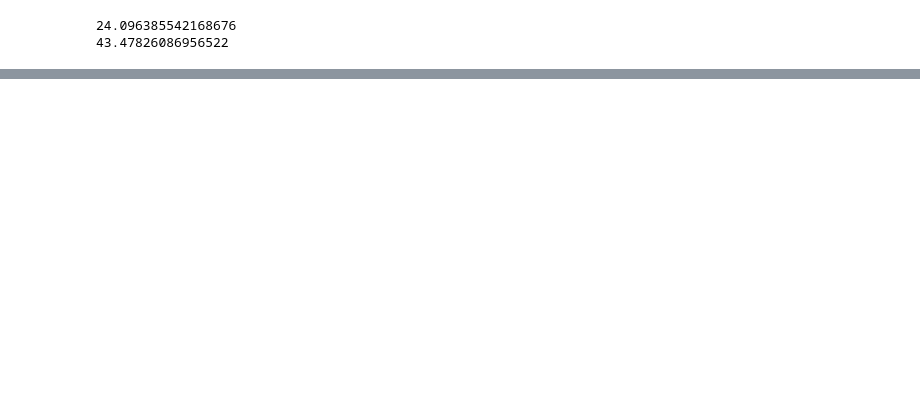
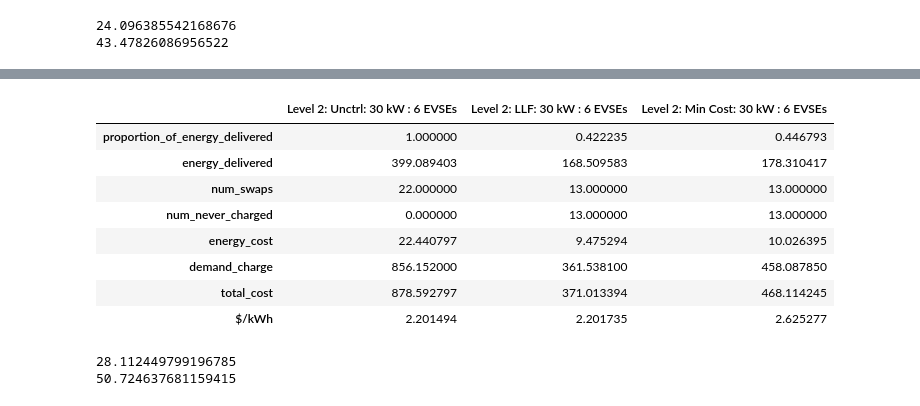
Before and after one commit to kamareee/acn-ev-simulation, a Jupyter notebook: Simulation_6_EV_charger.ipynb, the cells around one changed output, grey strips where cells are left out. Saved outputs shown, nothing was run; the diff lists cells and outputs as text; code cells hidden in the pictures; blank space fills up the shorter version.

Commit message:
Added modified module for simulation.

```diff
--- a/Simulation_6_EV_charger.ipynb
+++ b/Simulation_6_EV_charger.ipynb
@@ -127,0 +207,17 @@ for s in session_list:
+# %%
+pd.read_csv("results/32_EV_simulation.csv", index_col=0)
+# %% [output]
+|  | Level 2: Unctrl: 30 kW : 6 EVSEs | Level 2: LLF: 30 kW : 6 EVSEs | Level 2: Min Cost: 30 kW : 6 EVSEs |
+| proportion_of_energy_delivered | 1.000000 | 0.422235 | 0.446793 |
+| energy_delivered | 399.089403 | 168.509583 | 178.310417 |
+| num_swaps | 22.000000 | 13.000000 | 13.000000 |
+| num_never_charged | 0.000000 | 13.000000 | 13.000000 |
+| energy_cost | 22.440797 | 9.475294 | 10.026395 |
+| demand_charge | 856.152000 | 361.538100 | 458.087850 |
+| total_cost | 878.592797 | 371.013394 | 468.114245 |
+| $/kWh | 2.201494 | 2.201735 | 2.625277 |
+# %%
+level2_35kw_ev_fleet_network = ev_fleet_level_2_network(transformer_cap=35, evse_per_phase=2)
+# %% [output]
+28.112449799196785
+50.724637681159415
```
Also changed, not shown: parts of 29 cells of this notebook, 4 other files.
